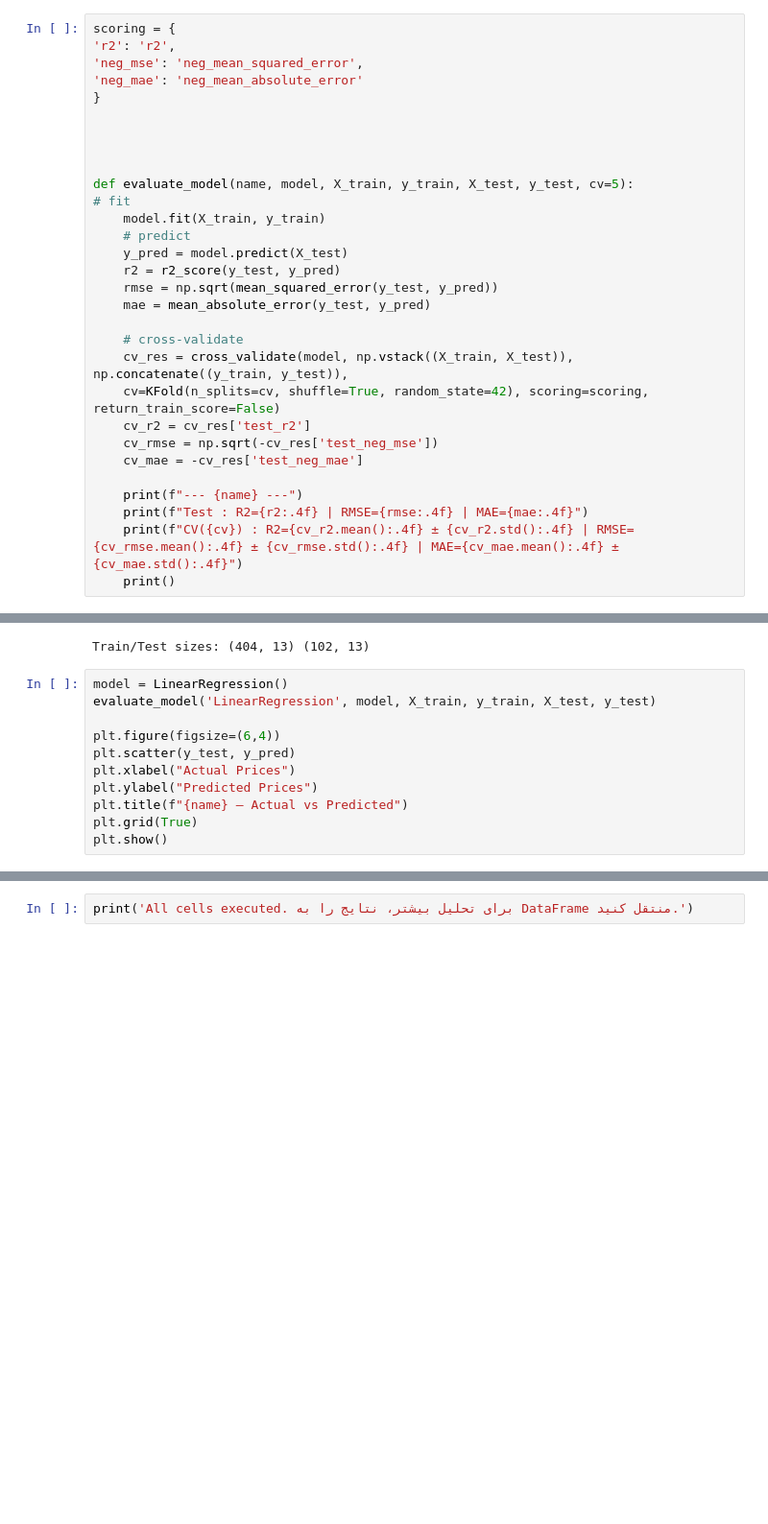
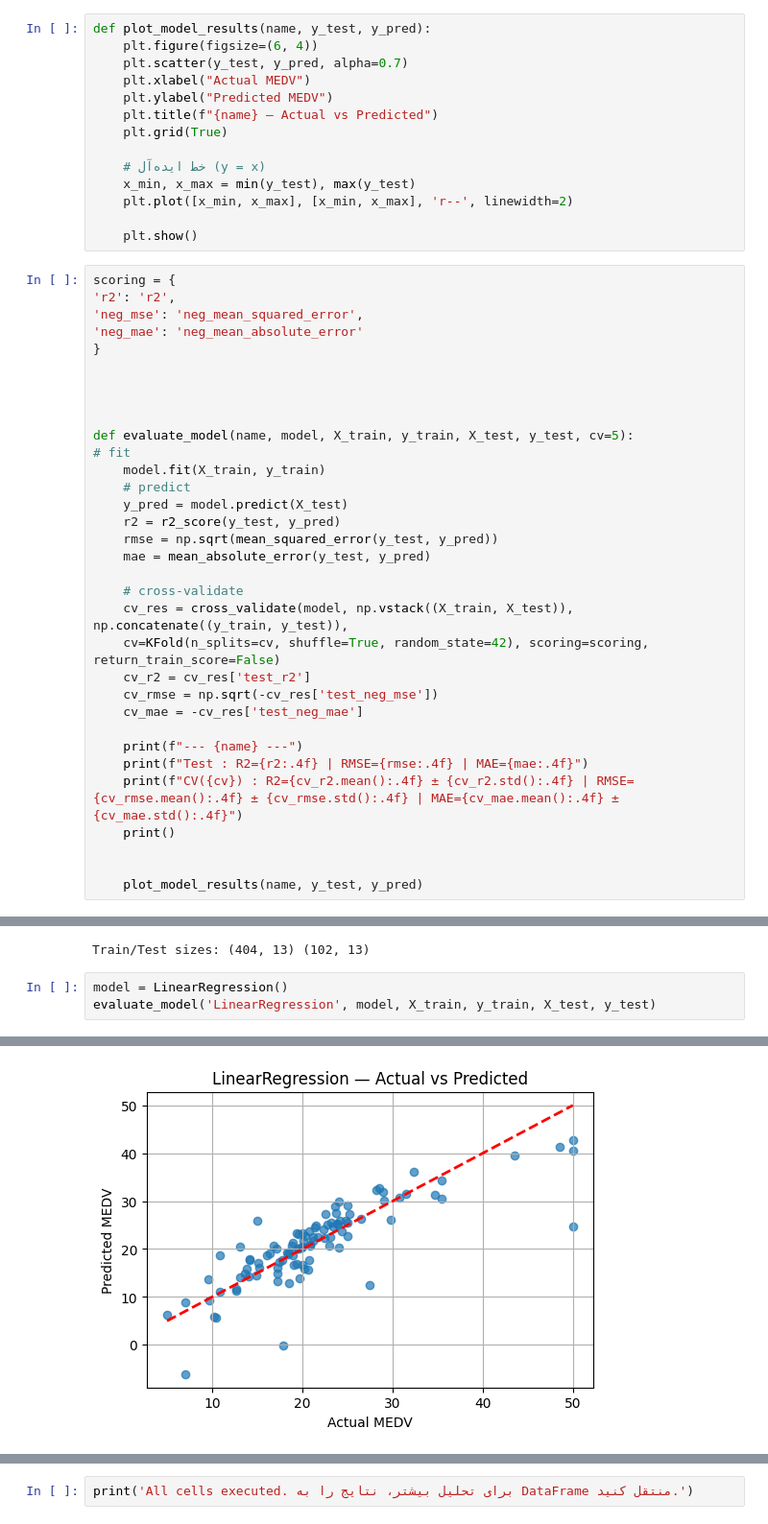
Before and after one commit to Alirezamkf/MachineLearningAssignments, a Jupyter notebook: Assignments/1/soal3.ipynb, the cells around one changed output, grey strips where cells are left out. Shown at 96% size. Cells and saved outputs as stored; diff of their text form; blank space fills up the shorter version.

```diff
--- a/Assignments/1/soal3.ipynb
+++ b/Assignments/1/soal3.ipynb
@@ -28,6 +28,20 @@ warnings.filterwarnings('ignore')
 from sklearn.model_selection import cross_validate
 
 import matplotlib.pyplot as plt
+# %%
+def plot_model_results(name, y_test, y_pred):
+    plt.figure(figsize=(6, 4))
+    plt.scatter(y_test, y_pred, alpha=0.7)
+    plt.xlabel("Actual MEDV")
+    plt.ylabel("Predicted MEDV")
+    plt.title(f"{name} — Actual vs Predicted")
+    plt.grid(True)
+
+    # خط ایده‌آل (y = x)
+    x_min, x_max = min(y_test), max(y_test)
+    plt.plot([x_min, x_max], [x_min, x_max], 'r--', linewidth=2)
+
+    plt.show()
 # %%
 scoring = {
 'r2': 'r2',
@@ -58,6 +72,9 @@ def evaluate_model(name, model, X_train, y_train, X_test, y_test, cv=5):
     print(f"Test : R2={r2:.4f} | RMSE={rmse:.4f} | MAE={mae:.4f}")
     print(f"CV({cv}) : R2={cv_r2.mean():.4f} ± {cv_r2.std():.4f} | RMSE={cv_rmse.mean():.4f} ± {cv_rmse.std():.4f} | MAE={cv_mae.mean():.4f} ± {cv_mae.std():.4f}")
     print()
+
+
+    plot_model_results(name, y_test, y_pred)
 # %%
 try:
     # scikit-learn deprecated load_boston; some versions may still have it
@@ -104,18 +121,11 @@ Train/Test sizes: (404, 13) (102, 13)
 # %%
 model = LinearRegression()
 evaluate_model('LinearRegression', model, X_train, y_train, X_test, y_test)
-
-plt.figure(figsize=(6,4))
-plt.scatter(y_test, y_pred)
-plt.xlabel("Actual Prices")
-plt.ylabel("Predicted Prices")
-plt.title(f"{name} — Actual vs Predicted")
-plt.grid(True)
-plt.show()
 # %% [output]
 --- LinearRegression ---
 Test : R2=0.6688 | RMSE=4.9286 | MAE=3.1891
 CV(5) : R2=0.7164 ± 0.0616 | RMSE=4.8552 ± 0.8345 | MAE=3.4034 ± 0.3162
+[figure, added]
 # %%
 model = Ridge(alpha=1.0, random_state=42)
 evaluate_model('Ridge', model, X_train, y_train, X_test, y_test)
```
Also changed, not shown: parts of 21 cells of this notebook.
